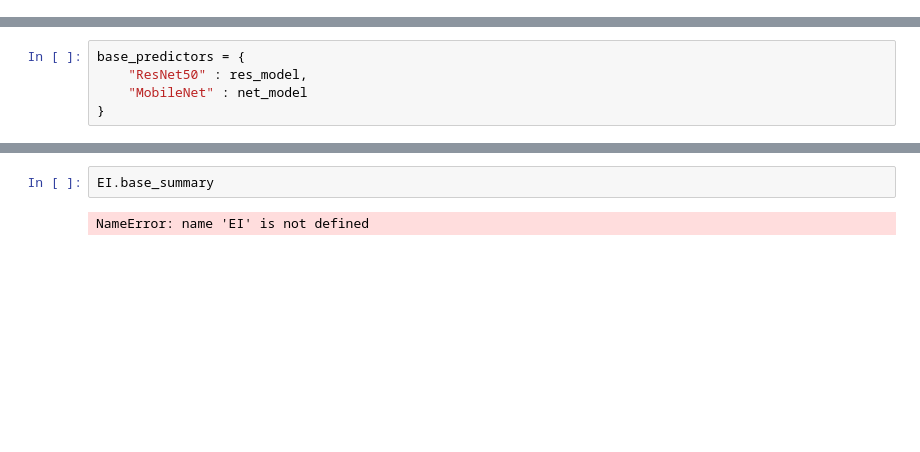
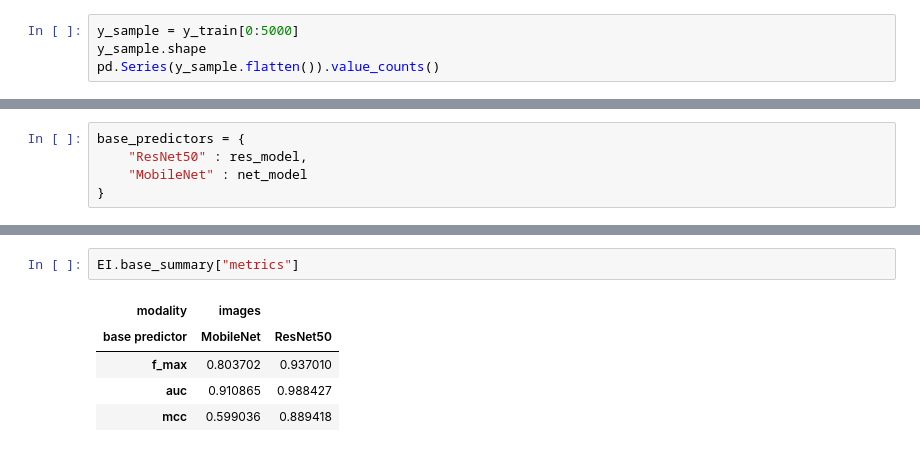
Before and after one commit to aviadsusman/eipy, a Jupyter notebook: eipy/deep_implement.ipynb, the cells around one changed output, grey strips where cells are left out. Drawn from its saved outputs; the diff is of its cells as text; blank space fills up the shorter version.

```diff
--- a/eipy/deep_implement.ipynb
+++ b/eipy/deep_implement.ipynb
@@ -39,0 +57,4 @@ file.close()
+# %%
+y_sample = y_train[0:5000]
+y_sample.shape
+pd.Series(y_sample.flatten()).value_counts()
@@ -142,4 +193,8 @@ Error:
 # %%
-EI.base_summary
+EI.base_summary["metrics"]
 # %% [output]
-NameError: name 'EI' is not defined
+| modality | images |  |
+| base predictor | MobileNet | ResNet50 |
+| f_max | 0.803702 | 0.937010 |
+| auc | 0.910865 | 0.988427 |
+| mcc | 0.599036 | 0.889418 |
```
Also changed, not shown: parts of 26 cells of this notebook, 1 other file.
